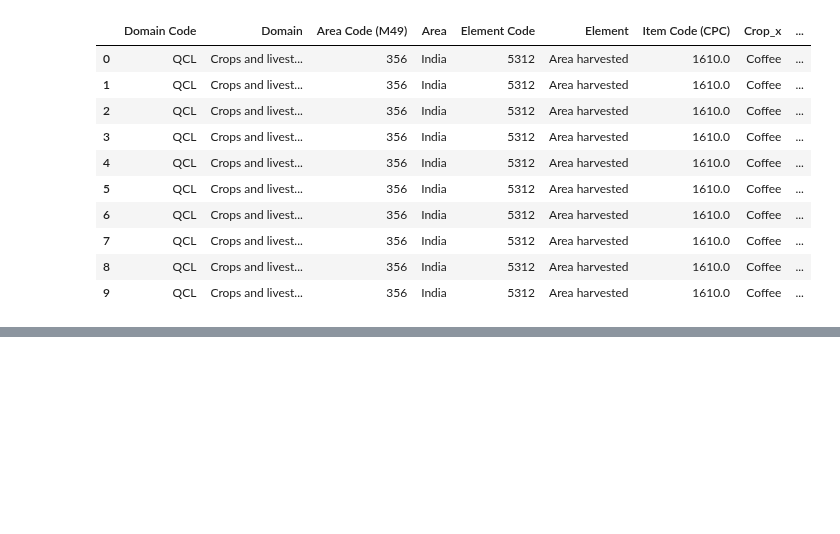
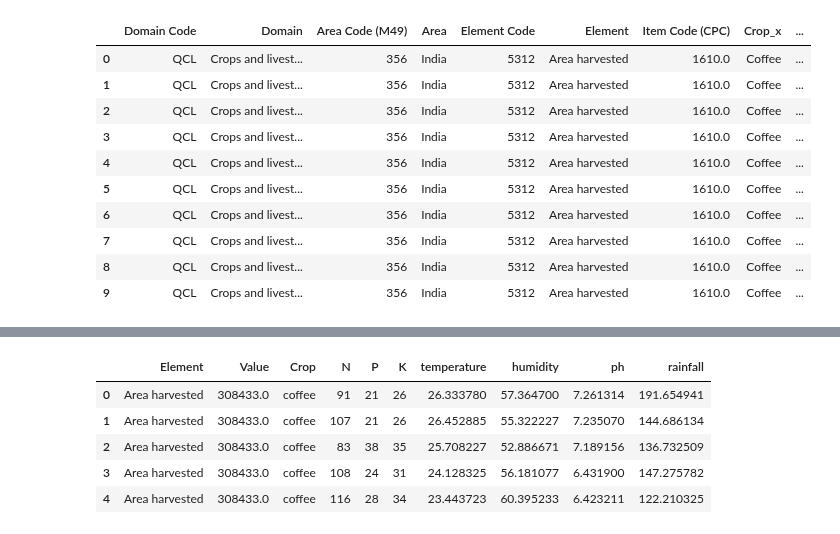
Before and after one commit to springboardmentor2468a-lab/AgriYield, a Jupyter notebook: Week 1 and Week 2.ipynb, the cells around one changed output, grey strips where cells are left out. Drawn from its saved outputs; the diff is of its cells as text; code cells hidden in the pictures; blank space fills up the shorter version.

```diff
--- a/Week 1 and Week 2.ipynb
+++ b/Week 1 and Week 2.ipynb
@@ -278,0 +192,6 @@ Name: count, dtype: int64
+# %%
+# 1) Reload the two CSVs
+import pandas as pd
+
+df_faostat  = pd.read_csv("FAOSTAT_data_en_11-19-2025.csv")
+df_crop_rec = pd.read_csv("Crop_recommendation.csv")
@@ -278,0 +273,10 @@ Name: count, dtype: int64
+# %%
+df_merged = df_merged.drop(columns=["label", "Crop_norm"], errors="ignore")
+df_merged.head()
+# %% [output]
+|  | Element | Value | Crop | N | P | K | temperature | humidity | ph | rainfall |
+| 0 | Area harvested | 308433.0 | coffee | 91 | 21 | 26 | 26.333780 | 57.364700 | 7.261314 | 191.654941 |
+| 1 | Area harvested | 308433.0 | coffee | 107 | 21 | 26 | 26.452885 | 55.322227 | 7.235070 | 144.686134 |
+| 2 | Area harvested | 308433.0 | coffee | 83 | 38 | 35 | 25.708227 | 52.886671 | 7.189156 | 136.732509 |
+| 3 | Area harvested | 308433.0 | coffee | 108 | 24 | 31 | 24.128325 | 56.181077 | 6.431900 | 147.275782 |
+| 4 | Area harvested | 308433.0 | coffee | 116 | 28 | 34 | 23.443723 | 60.395233 | 6.423211 | 122.210325 |
```
Also changed, not shown: parts of 25 cells of this notebook.
